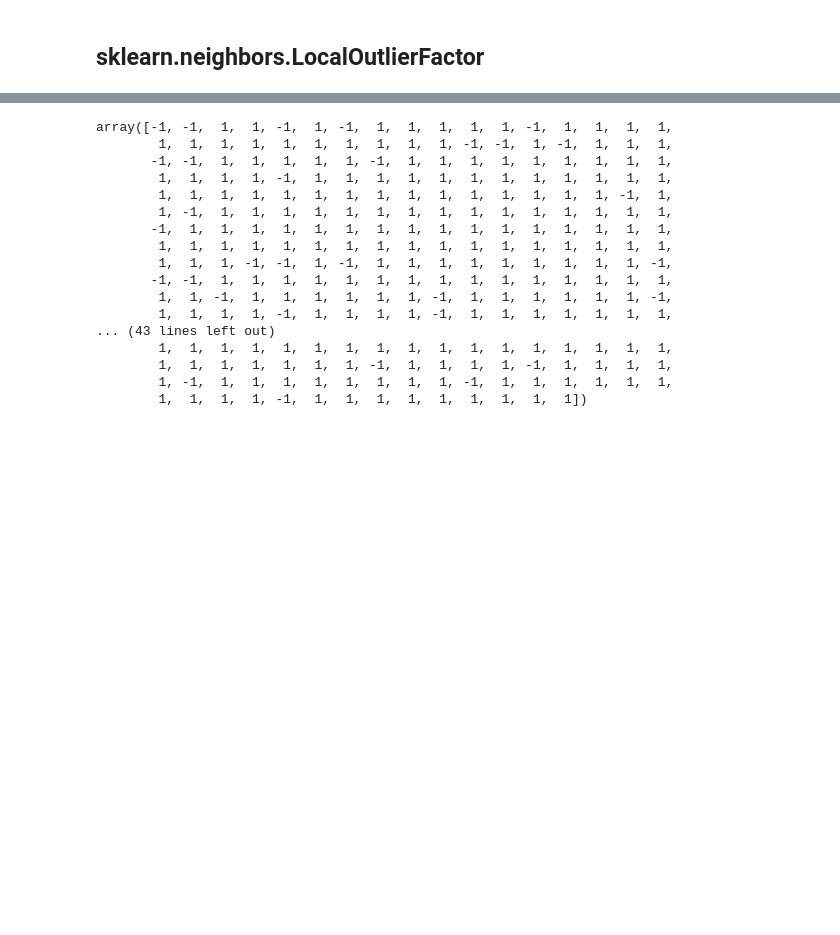
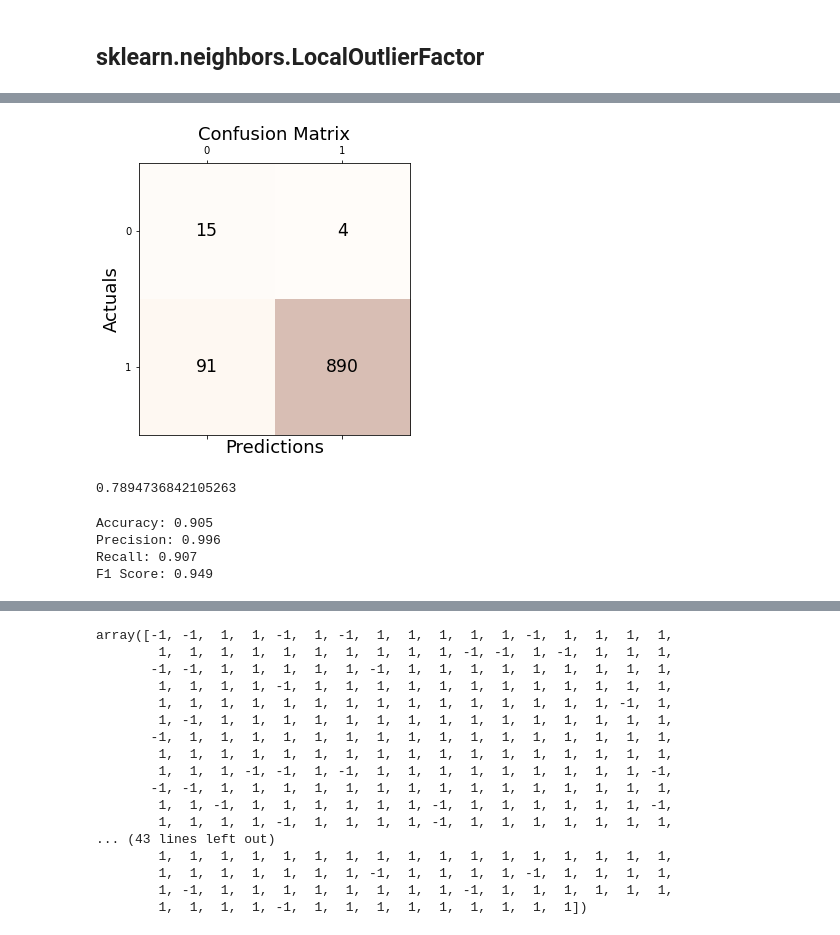
Before and after one commit to seoyeonc/ms, a Jupyter notebook: _notebooks/2022-10-26-comparison_study.ipynb, the cells around one changed output, grey strips where cells are left out. Drawn from its saved outputs; the diff is of its cells as text; code cells hidden in the pictures; blank space fills up the shorter version.

```diff
--- a/_notebooks/2022-10-26-comparison_study.ipynb
+++ b/_notebooks/2022-10-26-comparison_study.ipynb
@@ -86,0 +125,2 @@ outlier_true_one = list(map(lambda x: -1 if x!=0 else 1,outlier_true_one))
+# %%
+outlier_first_value = clf.fit_predict(X)[clf.fit_predict(X)==-1]
@@ -86,0 +152,9 @@ outlier_true_one = list(map(lambda x: -1 if x!=0 else 1,outlier_true_one))
+# %%
+w=np.zeros((1000,1000))
+# %%
+for i in range(1000):
+    for j in range(1000):
+        if i==j :
+            w[i,j] = 0
+        elif np.abs(i-j) <= 1 :
+            w[i,j] = 1
@@ -86,0 +207,28 @@ outlier_true_one = list(map(lambda x: -1 if x!=0 else 1,outlier_true_one))
+# %%
+conf_matrix = confusion_matrix(outlier_true_one, clf.fit_predict(X))
+# %%
+fig, ax = plt.subplots(figsize=(5, 5))
+ax.matshow(conf_matrix, cmap=plt.cm.Oranges, alpha=0.3)
+for i in range(conf_matrix.shape[0]):
+    for j in range(conf_matrix.shape[1]):
+        ax.text(x=j, y=i,s=conf_matrix[i, j], va='center', ha='center', size='xx-large')
+plt.xlabel('Predictions', fontsize=18)
+plt.ylabel('Actuals', fontsize=18)
+plt.title('Confusion Matrix', fontsize=18)
+plt.show()
+# %% [output]
+[figure, added]
+# %%
+conf_matrix[0][0] / (conf_matrix[0][0] + conf_matrix[0][1])
+# %% [output]
+0.7894736842105263
+# %%
+print('Accuracy: %.3f' % accuracy_score(outlier_true_one, clf.fit_predict(X)))
+print('Precision: %.3f' % precision_score(outlier_true_one, clf.fit_predict(X)))
+print('Recall: %.3f' % recall_score(outlier_true_one, clf.fit_predict(X)))
+print('F1 Score: %.3f' % f1_score(outlier_true_one, clf.fit_predict(X)))
+# %% [output]
+Accuracy: 0.905
+Precision: 0.996
+Recall: 0.907
+F1 Score: 0.949
```
Also changed, not shown: parts of 84 cells of this notebook.
